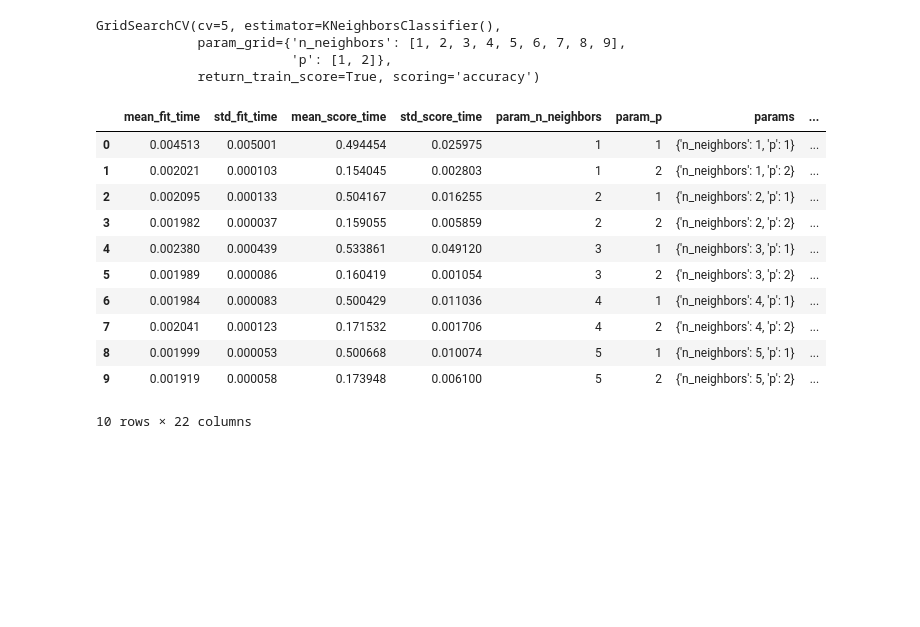
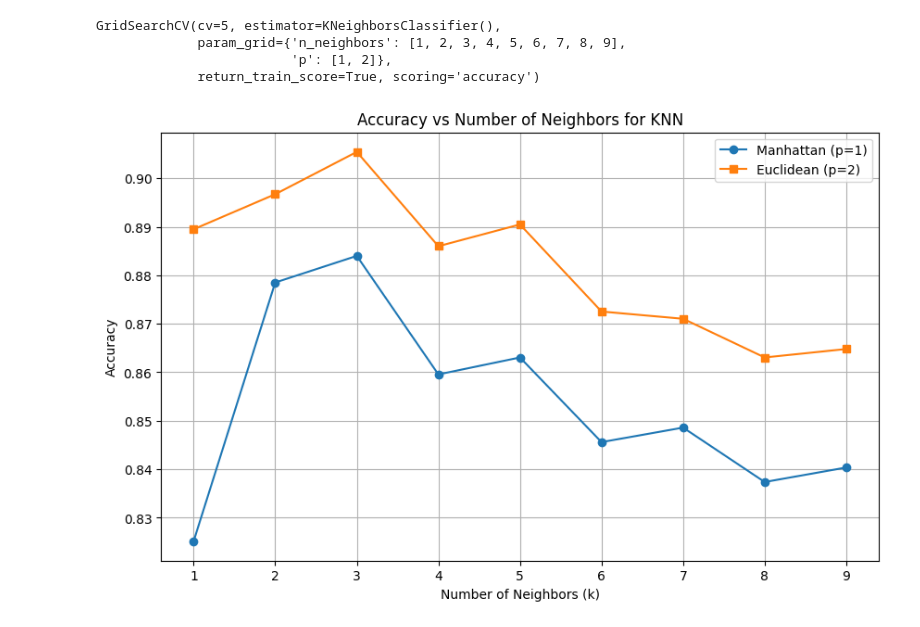
Before and after one commit to Wkuzmicz00/naive-bayes-classifier, a Jupyter notebook: notebooks/k-nearest-neighbours.ipynb, the cells around one changed output. Drawn from its saved outputs; the diff is of its cells as text; code cells hidden in the pictures; blank space fills up the shorter version.

```diff
--- a/notebooks/k-nearest-neighbours.ipynb
+++ b/notebooks/k-nearest-neighbours.ipynb
@@ -35,19 +35,26 @@ GridSearchCV(cv=5, estimator=KNeighborsClassifier(),
              param_grid={'n_neighbors': [1, 2, 3, 4, 5, 6, 7, 8, 9],
                          'p': [1, 2]},
              return_train_score=True, scoring='accuracy')
-# %%
-pd.DataFrame(grid_search.cv_results_).head(10)
-# %% [output]
-|  | mean_fit_time | std_fit_time | mean_score_time | std_score_time | param_n_neighbors | param_p | params | ... |
-| 0 | 0.004513 | 0.005001 | 0.494454 | 0.025975 | 1 | 1 | {'n_neighbors': 1, 'p': 1} | ... |
-| 1 | 0.002021 | 0.000103 | 0.154045 | 0.002803 | 1 | 2 | {'n_neighbors': 1, 'p': 2} | ... |
-| 2 | 0.002095 | 0.000133 | 0.504167 | 0.016255 | 2 | 1 | {'n_neighbors': 2, 'p': 1} | ... |
-| 3 | 0.001982 | 0.000037 | 0.159055 | 0.005859 | 2 | 2 | {'n_neighbors': 2, 'p': 2} | ... |
-| 4 | 0.002380 | 0.000439 | 0.533861 | 0.049120 | 3 | 1 | {'n_neighbors': 3, 'p': 1} | ... |
-| 5 | 0.001989 | 0.000086 | 0.160419 | 0.001054 | 3 | 2 | {'n_neighbors': 3, 'p': 2} | ... |
-| 6 | 0.001984 | 0.000083 | 0.500429 | 0.011036 | 4 | 1 | {'n_neighbors': 4, 'p': 1} | ... |
-| 7 | 0.002041 | 0.000123 | 0.171532 | 0.001706 | 4 | 2 | {'n_neighbors': 4, 'p': 2} | ... |
-| 8 | 0.001999 | 0.000053 | 0.500668 | 0.010074 | 5 | 1 | {'n_neighbors': 5, 'p': 1} | ... |
-| 9 | 0.001919 | 0.000058 | 0.173948 | 0.006100 | 5 | 2 | {'n_neighbors': 5, 'p': 2} | ... |
-10 rows × 22 columns
+# %%
+results = grid_search.cv_results_
+
+mean_test_scores = results['mean_test_score']
+params = results['params']
+
+scores_p1 = [mean_test_scores[i] for i in range(len(params)) if params[i]['p'] == 1]
+scores_p2 = [mean_test_scores[i] for i in range(len(params)) if params[i]['p'] == 2]
+
+plt.figure(figsize=(10, 6))
+plt.plot(n_list, scores_p1, label='Manhattan (p=1)', marker='o')
+plt.plot(n_list, scores_p2, label='Euclidean (p=2)', marker='s')
+
+plt.xlabel('Number of Neighbors (k)')
+plt.ylabel('Accuracy')
+plt.title('Accuracy vs Number of Neighbors for KNN')
+plt.legend()
+plt.grid(True)
+plt.savefig('../results/knn_accuracy_plot.png', format='png')
+plt.show()
+# %% [output]
+[figure, added]
 # %%
```
Also changed, not shown: parts of 2 cells of this notebook, 7 other files.
